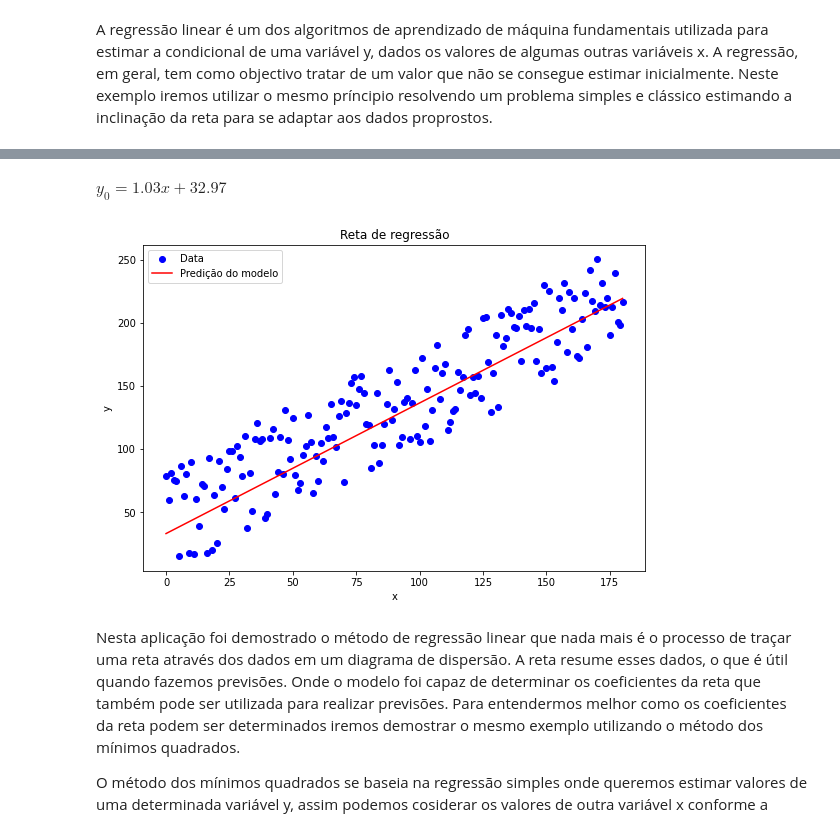
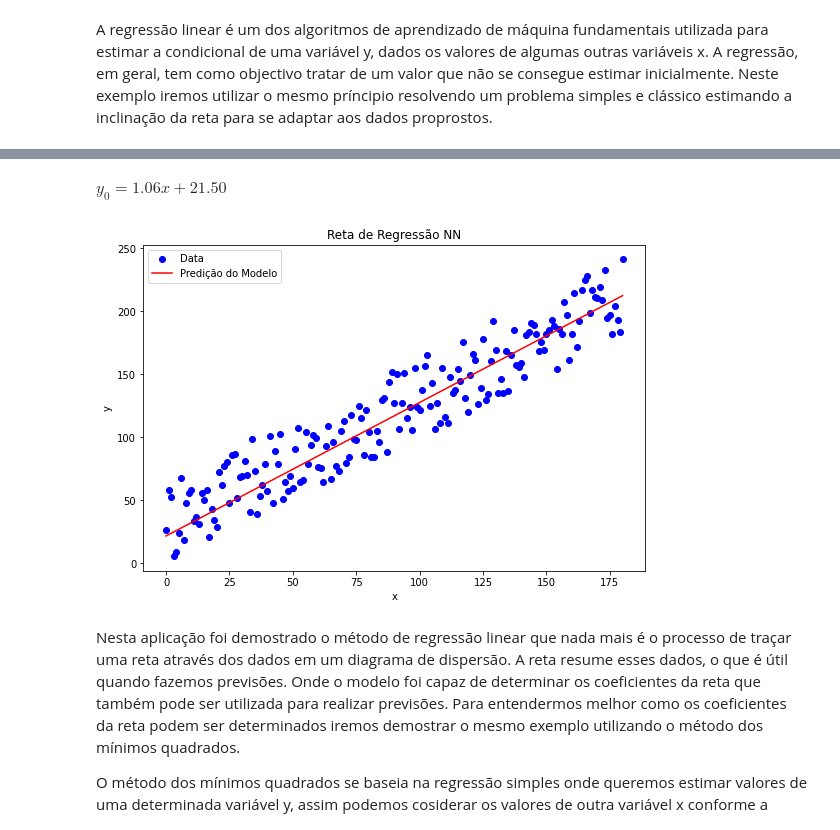
Before and after one commit to silasabs/PIVIC-PIBIC-Comunicacoes-Opticas, a Jupyter notebook: jupyter notebooks/Introduction_ANNs.ipynb, the cells around one changed output, grey strips where cells are left out. Cells and saved outputs as stored; diff of their text form; code cells hidden in the pictures.

```diff
--- a/jupyter notebooks/Introduction_ANNs.ipynb
+++ b/jupyter notebooks/Introduction_ANNs.ipynb
@@ -569,7 +567,7 @@ A regressão linear é um dos algoritmos de aprendizado de máquina fundamentais
 # %%
 # Geração de dados fictícios aleatórios.
 data = np.linspace(0, 180, 181)
-random_data = data + 85 * np.random.random((len(data)))
+random_data = data + 65 * np.random.random((len(data)))
 
 # Apresentação dos dados de amostragem
 plt.figure(num=None, figsize=(10,8))
@@ -582,10 +580,9 @@ plt.legend()
 # %%
 # Iremos modelar a reta y = m * x + b com apenas um único neurônio.
-stop = EarlyStopping(monitor='val_loss', patience=5)
+stop = EarlyStopping(monitor='val_loss', patience=10)
 model = Sequential()
-# Ativação linear, não altera a soma ponderada da entrada de forma alguma e, em vez disso, retorna o valor diretamente.
 model.add(tf.keras.layers.Dense(1, input_shape = [1]))
-model.compile(loss = 'mse', optimizer = tf.keras.optimizers.Adam(0.1))
+model.compile(loss = 'mse', optimizer = tf.keras.optimizers.Adam(learning_rate=0.1))
 
 history = model.fit(data, random_data, epochs = 100, callbacks=[stop], batch_size=20)
 # %% [output]
@@ -619,22 +617,22 @@ Text(0, 0.5, 'Loss')
 # %%
 # Realizando a predição do modelo
 predicao = model.predict(data)
 
 plt.figure(num=None, figsize=(9, 6))
-plt.scatter(data, random_data, label = 'Data', color='b')
-plt.plot(predicao, label = 'Predição do modelo', color = 'r')
-plt.title('Reta de regressão')
-plt.xlabel('x')
-plt.ylabel('y')
+plt.scatter(data, random_data, label='Data', color='b')
+plt.plot(predicao, label='Predição do Modelo', color='r')
+plt.title('Reta de Regressão NN')
+plt.xlabel(r'x')
+plt.ylabel(r'y')
 plt.legend()
 
 # Visualiza os valores dos coeficientes estimados pelo modelo, retornando os pesos e biases da primeira camada.
 coef = model.layers[0].get_weights()
 #print('y = {}x + {}'.format(coef[0].round(2), coef[1].round(2)))
-display(Math('y_0 = %.2f x + %.2f'%(coef[0], coef[1])))
+display(Math('y_0 = %.2f x + %.2f' % (coef[0], coef[1])))
 # %% [output]
-$\displaystyle y_0 = 1.03 x + 32.97$
+$\displaystyle y_0 = 1.06 x + 21.50$
-[figure, old version]
+[figure, new version]
 # %%
 # model.save('Introduction_ANNs_regression.h5')
 # %% [markdown]
```
Also changed, not shown: parts of 11 cells of this notebook, 1 other file.
